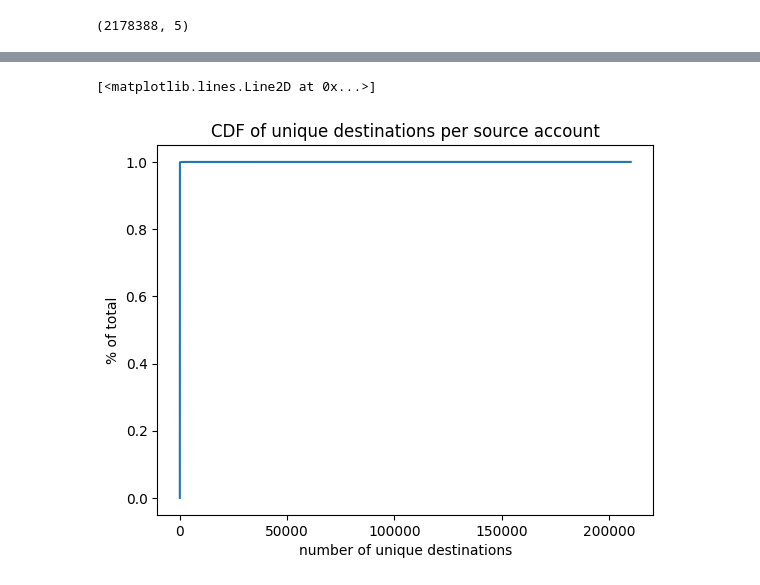
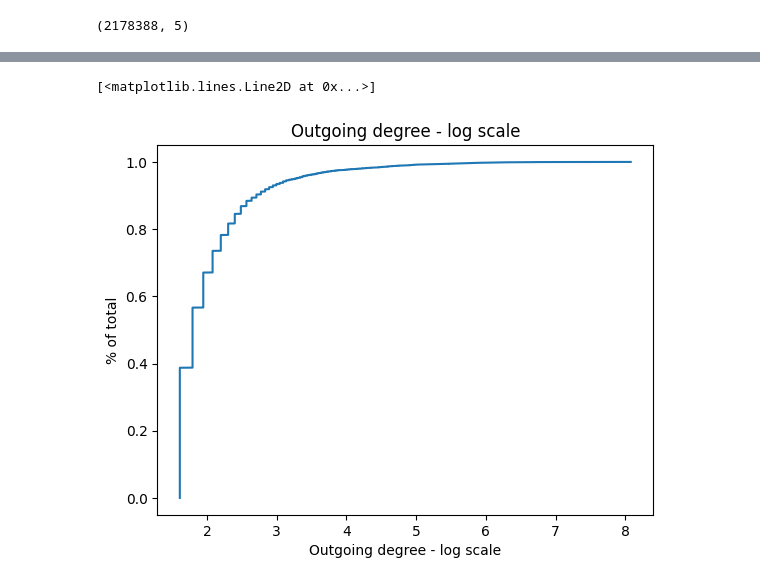
Before and after one commit to sheilafarrahi/thesis, a Jupyter notebook: prepare-data.ipynb, the cells around one changed output, grey strips where cells are left out. Cells and saved outputs as stored; diff of their text form; code cells hidden in the pictures.

```diff
--- a/prepare-data.ipynb
+++ b/prepare-data.ipynb
@@ -63,0 +17,12 @@ out_count['count'].quantile(0.99)
+# %%
+# filter the dataset
+while (len(excl_out) > 0 and len(excl_in) > 0):
+    # filter based on out degree
+    out_degree = df.groupby('from_address').from_address.count().to_frame('count').reset_index()
+    excl_out = out_degree.loc[out_degree['count'] <= 3]['from_address']
+    df = df[~df['from_address'].isin(excl_out)]
+
+    # filter based on in degree
+    in_degree = df.groupby('to_address').to_address.count().to_frame('count').reset_index()
+    excl_in = in_degree.loc[in_degree['count'] <= 3]['to_address']
+    df = df[~df['to_address'].isin(excl_in)]
@@ -63,0 +33,3 @@ out_count['count'].quantile(0.99)
+# %%
+out_degree['count_log'] = np.log(out_degree['count']+1)
+in_degree['count_log'] = np.log(in_degree['count']+1)
@@ -64,13 +48,12 @@ out_count['count'].quantile(0.99)
 # %%
-n = len(out_count['count']) # number of unique accounts
-counts = out_count['count']
-x = np.sort(counts)
+n = len(out_degree['count_log'])
+x = np.sort(out_degree['count_log'])
 y = np.arange(n) / float(n)
 
-plt.xlabel('number of unique destinations')
+plt.xlabel('Outgoing degree - log scale')
 plt.ylabel('% of total')
-plt.title('CDF of unique destinations per source account')
+plt.title('Outgoing degree - log scale')
 plt.plot(x, y)
 # %% [output]
 [<matplotlib.lines.Line2D at 0x...>]
-[figure, old version]
+[figure, new version]
```
Also changed, not shown: parts of 16 cells of this notebook.
